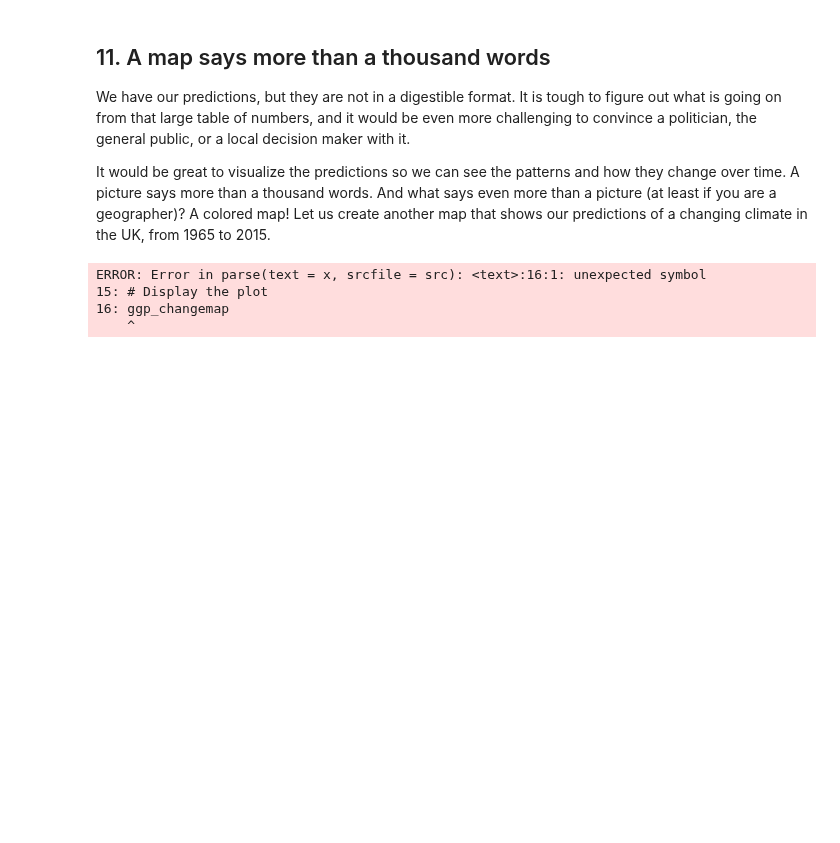
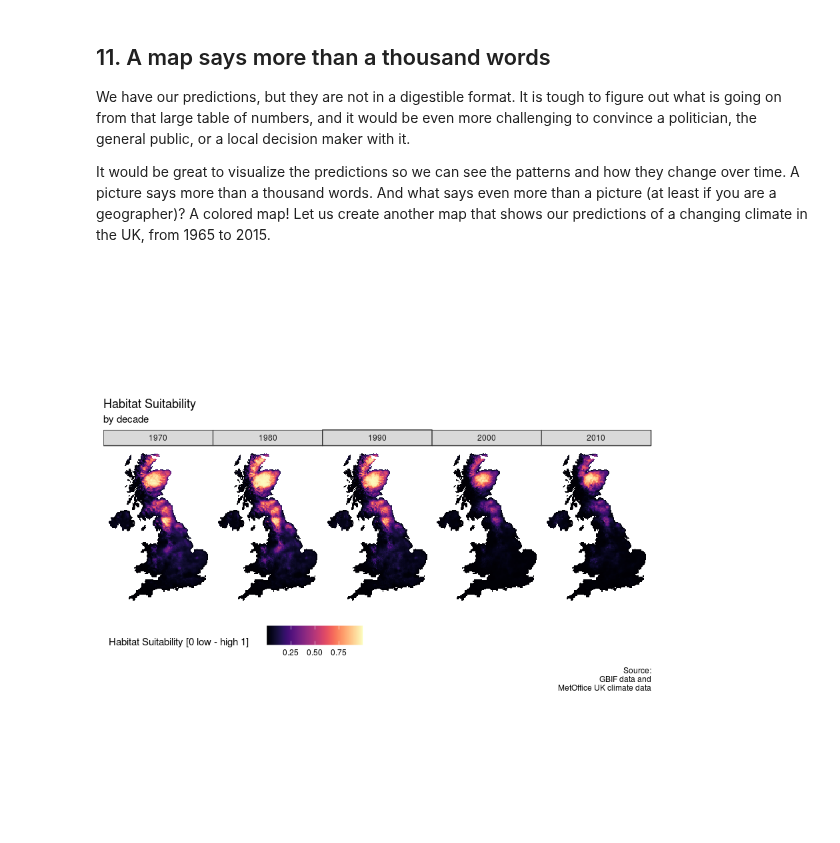
Before and after one commit to korsakowii/TheImpactofClimateChangeonBirds, a Jupyter notebook: notebook.ipynb, the cells around one changed output. Saved outputs shown, nothing was run; the diff lists cells and outputs as text; code cells hidden in the pictures; blank space fills up the shorter version.

```diff
--- a/notebook.ipynb
+++ b/notebook.ipynb
@@ -241,24 +241,22 @@ head(climate_df)
 <p>We have our predictions, but they are not in a digestible format. It is tough to figure out what is going on from that large table of numbers, and it would be even more challenging to convince a politician, the general public, or a local decision maker with it.</p>
 <p>It would be great to visualize the predictions so we can see the patterns and how they change over time. A picture says more than a thousand words. And what says even more than a picture (at least if you are a geographer)? A colored map! Let us create another map that shows our predictions of a changing climate in the UK, from 1965 to 2015.</p>
 # %%
+# Load packages gganimate and viridis
 library(viridis)
 
 # Create the plot
-ggp_changemap <- ggplot(data=climate_df, aes(x=x, y=y, fill=prediction) +
+ggp_changemap <- ggplot(data = climate_df, aes(x = x, y = y, fill = prediction)) +
   geom_tile() +
   # Style the plot with the appropriate settings for a map
   theme_map() + coord_equal() +
   scale_fill_viridis(option = "A") + theme(legend.position = "bottom") +
   # Add faceting by decade
   facet_grid(~ decade) +
   labs(title = 'Habitat Suitability', subtitle = 'by decade',
        caption = 'Source:\nGBIF data and\nMetOffice UK climate data',
        fill = 'Habitat Suitability [0 low - high 1]')
 
 # Display the plot
 ggp_changemap
 # %% [output]
-ERROR: Error in parse(text = x, srcfile = src): <text>:16:1: unexpected symbol
-15: # Display the plot
-16: ggp_changemap
-    ^
+[figure, added]
```
